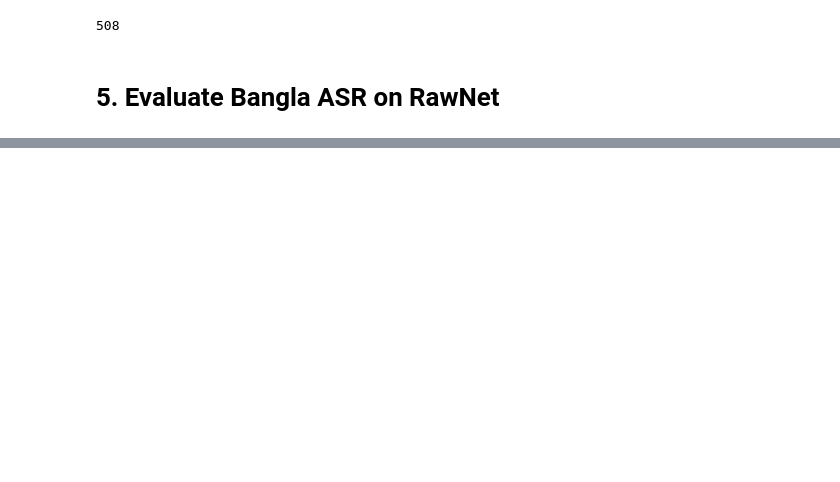
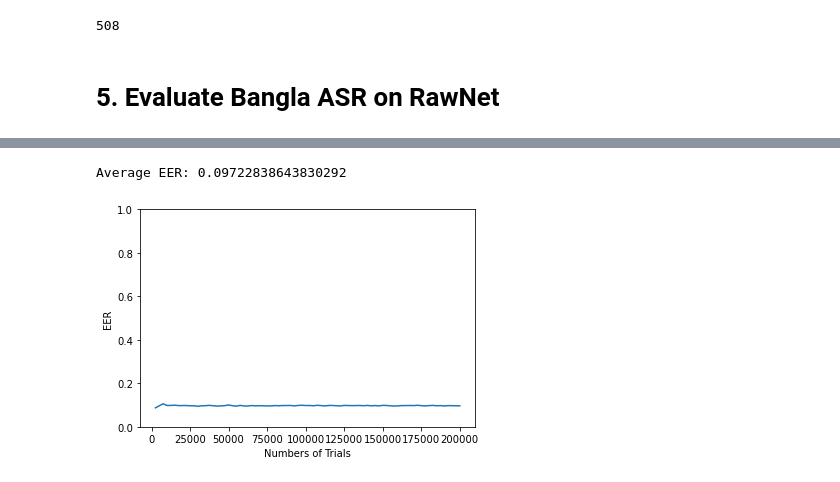
Before and after one commit to SabbirMollah/SpeakerRecognitionResearch, a Jupyter notebook: notebooks/EvaluateAsrDatasetOnRawNet/evaluate_asr_ds.ipynb, the cells around one changed output, grey strips where cells are left out. Saved outputs shown, nothing was run; the diff lists cells and outputs as text; code cells hidden in the pictures; blank space fills up the shorter version.

Commit message:
EER Calculated 0.0972
Bangla ASR Dataset can now be evaluated on RawNet

```diff
--- a/notebooks/EvaluateAsrDatasetOnRawNet/evaluate_asr_ds.ipynb
+++ b/notebooks/EvaluateAsrDatasetOnRawNet/evaluate_asr_ds.ipynb
@@ -501,0 +493,2 @@ generate_validation_trials(wav_list=wav_list,
+# %%
+y_true, y_score = get_y_true_and_score(validation_trials)
@@ -501,0 +497,8 @@ generate_validation_trials(wav_list=wav_list,
+# %%
+def calculate_eer(y_true, y_score):
+    fpr, tpr, _  = roc_curve(y_true=y_true, y_score=y_score, pos_label=1)
+    eer = brentq(lambda x: 1. - x - interp1d(fpr, tpr)(x), 0., 1.)
+    return eer
+# %%
+eer = calculate_eer(y_true, y_score)
+eer
@@ -501,0 +507,20 @@ generate_validation_trials(wav_list=wav_list,
+# %%
+# Graph NB_SAMPLE / eer graph
+
+eers = []
+nb_trials = [i for i in range(2500, 200001, 2500)]
+
+for nb_trial in nb_trials:
+    print("Number of trials:", nb_trial, end=" ")
+    generate_validation_trials(wav_list=wav_list,
+                            nb_trial=nb_trial,
+                            val_trial_location=VAL_TRIAL_LOCATION,
+                            speaker_to_paths_d=spk_to_paths_d)
+
+    validation_trials = get_validation_trials(VAL_TRIAL_LOCATION)
+
+    y_true, y_score = get_y_true_and_score(validation_trials)
+
+    eer = calculate_eer(y_true, y_score)
+    eers.append(eer)
+    print("EER:", eer)
@@ -501,0 +549,11 @@ generate_validation_trials(wav_list=wav_list,
+# %%
+plt.plot(nb_trials, eers)
+axes = plt.gca()
+axes.set_xlabel("Numbers of Trials")
+axes.set_ylabel("EER")
+axes.set_ylim(0,1.0)
+
+print("Average EER:", sum(eers)/len(eers))
+# %% [output]
+Average EER: 0.09722838643830292
+[figure, added]
```
Also changed, not shown: parts of 17 cells of this notebook.
